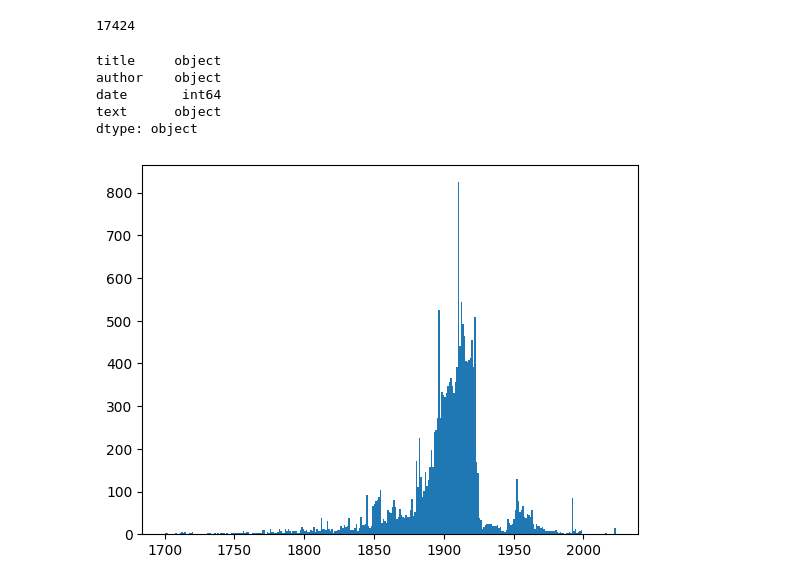
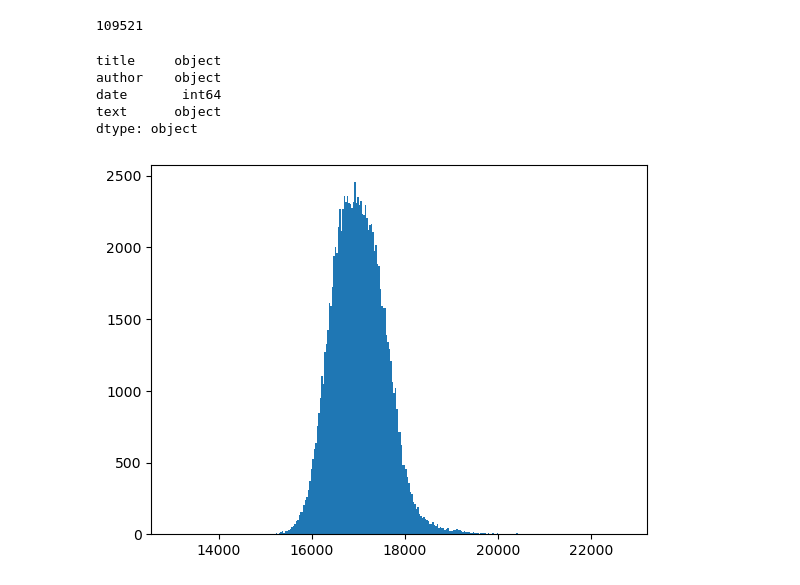
Before and after one commit to NeXTormer/LTM-LanguageTimeMachine, a Jupyter notebook: preprocessing/vis.ipynb, the cells around one changed output. Cells and saved outputs as stored; diff of their text form; code cells hidden in the pictures.

```diff
--- a/preprocessing/vis.ipynb
+++ b/preprocessing/vis.ipynb
@@ -2,9 +2,9 @@
 import pandas as pd
 import matplotlib.pyplot as plt
 # %%
-df = pd.read_json('metadata.json')
+df = pd.read_csv('dataset.csv')
 
 print(len(df))
 # %% [output]
-17424
+109521
 # %%
@@ -29,8 +29,10 @@ author    object
 date       int64
 text      object
 dtype: object
+# %%
+df['text_len'] = df['text'].apply(lambda x: len(x))
 # %%
-plt.hist(df['date'], bins=300)
+plt.hist(df['text_len'], bins=300)
 plt.show()
 # %% [output]
-[figure, old version]
+[figure, new version]
```
Also changed, not shown: parts of 9 cells of this notebook, 4 other files.
